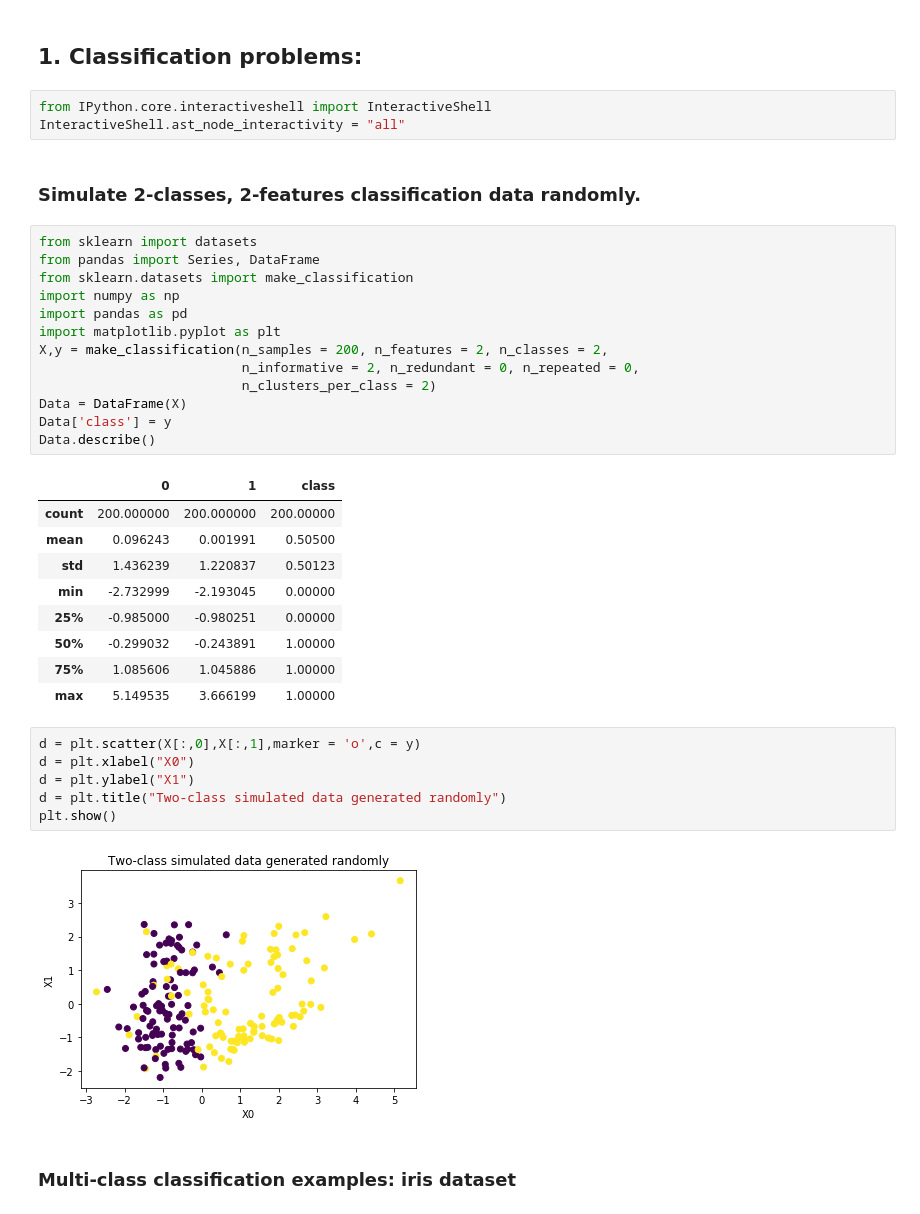
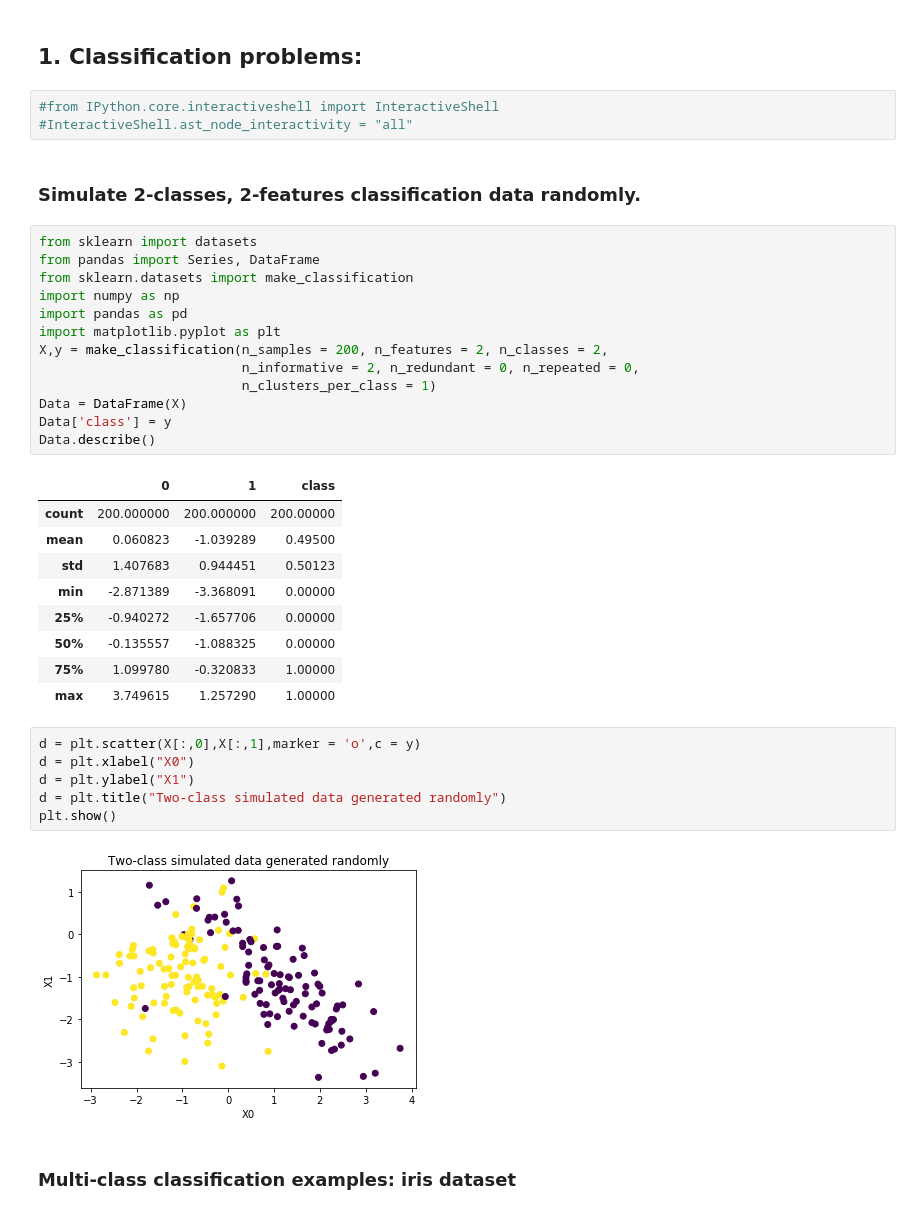
Before and after one commit to makakin/Stat3612Python, a Jupyter notebook: [Lecture 8] Classification.ipynb, the cells around one changed output. Drawn from its saved outputs; the diff is of its cells as text.

```diff
--- a/[Lecture 8] Classification.ipynb
+++ b/[Lecture 8] Classification.ipynb
@@ -3,33 +3,33 @@
 # %% [markdown]
 ## 1. Classification problems:
 # %%
-from IPython.core.interactiveshell import InteractiveShell
-InteractiveShell.ast_node_interactivity = "all"
+#from IPython.core.interactiveshell import InteractiveShell
+#InteractiveShell.ast_node_interactivity = "all"
 # %% [markdown]
 ### Simulate 2-classes, 2-features classification data randomly.
 # %%
 from sklearn import datasets
 from pandas import Series, DataFrame
 from sklearn.datasets import make_classification
 import numpy as np
 import pandas as pd
 import matplotlib.pyplot as plt
 X,y = make_classification(n_samples = 200, n_features = 2, n_classes = 2,
                           n_informative = 2, n_redundant = 0, n_repeated = 0,
-                          n_clusters_per_class = 2)
+                          n_clusters_per_class = 1)
 Data = DataFrame(X)
 Data['class'] = y
 Data.describe()
 # %% [output]
 |  | 0 | 1 | class |
 | count | 200.000000 | 200.000000 | 200.00000 |
-| mean | 0.096243 | 0.001991 | 0.50500 |
-| std | 1.436239 | 1.220837 | 0.50123 |
-| min | -2.732999 | -2.193045 | 0.00000 |
-| 25% | -0.985000 | -0.980251 | 0.00000 |
-| 50% | -0.299032 | -0.243891 | 1.00000 |
-| 75% | 1.085606 | 1.045886 | 1.00000 |
-| max | 5.149535 | 3.666199 | 1.00000 |
+| mean | 0.060823 | -1.039289 | 0.49500 |
+| std | 1.407683 | 0.944451 | 0.50123 |
+| min | -2.871389 | -3.368091 | 0.00000 |
+| 25% | -0.940272 | -1.657706 | 0.00000 |
+| 50% | -0.135557 | -1.088325 | 0.00000 |
+| 75% | 1.099780 | -0.320833 | 1.00000 |
+| max | 3.749615 | 1.257290 | 1.00000 |
 # %%
 d = plt.scatter(X[:,0],X[:,1],marker = 'o',c = y)
 d = plt.xlabel("X0")
@@ -37,7 +37,7 @@ d = plt.ylabel("X1")
 d = plt.title("Two-class simulated data generated randomly")
 plt.show()
 # %% [output]
-[figure, old version]
+[figure, new version]
 # %% [markdown]
 ### Multi-class classification examples: iris dataset
 # %%
```
Also changed, not shown: parts of 16 cells of this notebook.
